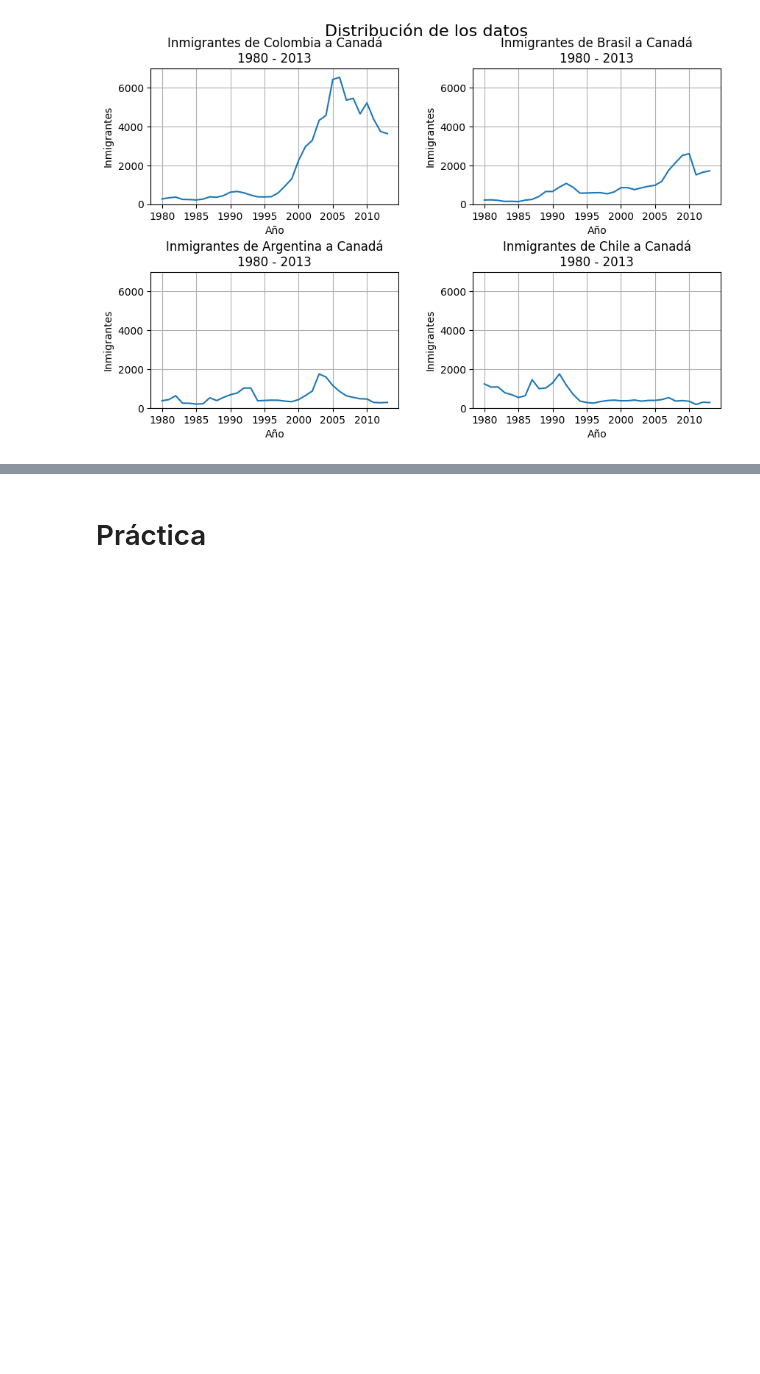
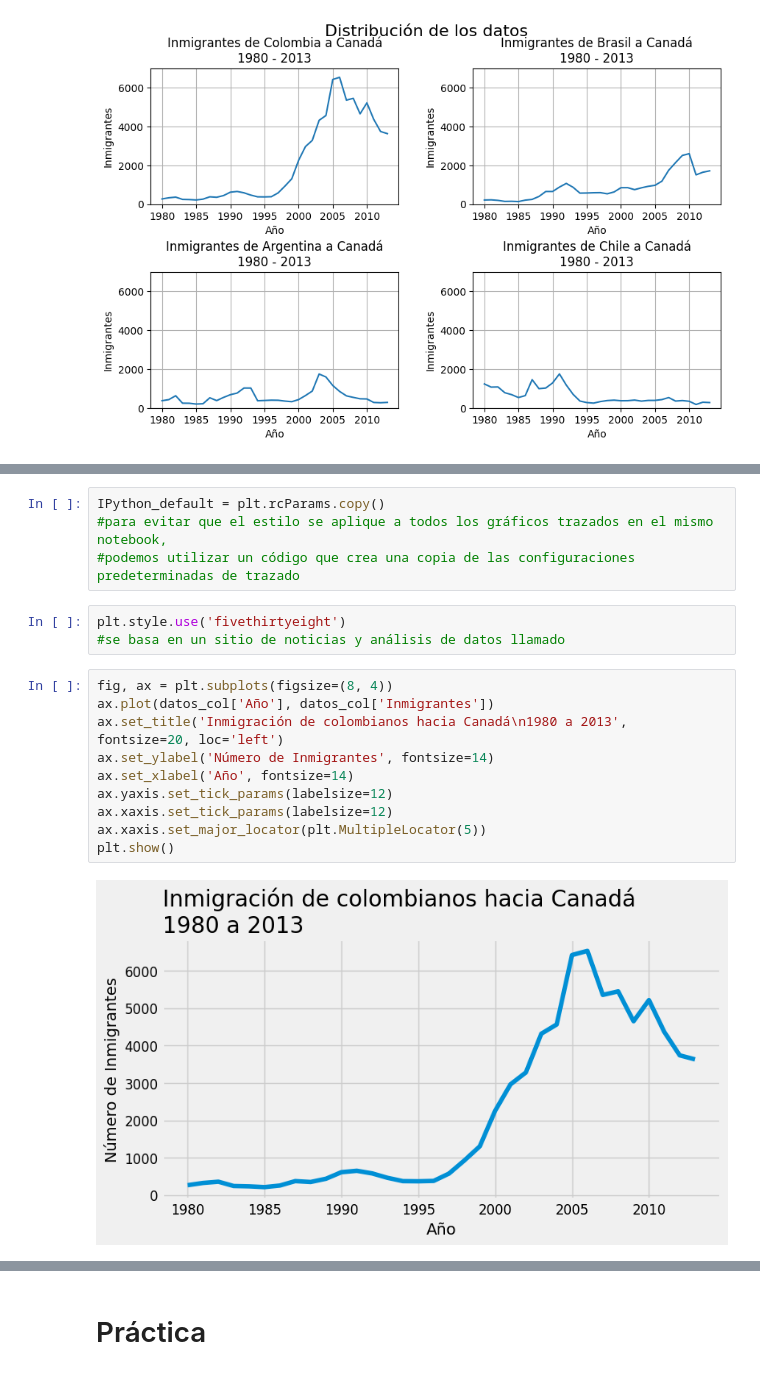
Before and after one commit to AenimaLabs/Oracle_One_Data_Science, a Jupyter notebook: Visualización_de_datos.ipynb, the cells around one changed output, grey strips where cells are left out. Cells and saved outputs as stored; diff of their text form; blank space fills up the shorter version.

```diff
--- a/Visualización_de_datos.ipynb
+++ b/Visualización_de_datos.ipynb
@@ -290,0 +295,19 @@ plt.show()
+# %%
+IPython_default = plt.rcParams.copy()
+#para evitar que el estilo se aplique a todos los gráficos trazados en el mismo notebook,
+#podemos utilizar un código que crea una copia de las configuraciones predeterminadas de trazado
+# %%
+plt.style.use('fivethirtyeight')
+#se basa en un sitio de noticias y análisis de datos llamado
+# %%
+fig, ax = plt.subplots(figsize=(8, 4))
+ax.plot(datos_col['Año'], datos_col['Inmigrantes'])
+ax.set_title('Inmigración de colombianos hacia Canadá\n1980 a 2013', fontsize=20, loc='left')
+ax.set_ylabel('Número de Inmigrantes', fontsize=14)
+ax.set_xlabel('Año', fontsize=14)
+ax.yaxis.set_tick_params(labelsize=12)
+ax.xaxis.set_tick_params(labelsize=12)
+ax.xaxis.set_major_locator(plt.MultipleLocator(5))
+plt.show()
+# %% [output]
+[figure, added]
```
Also changed, not shown: parts of 4 cells of this notebook.
